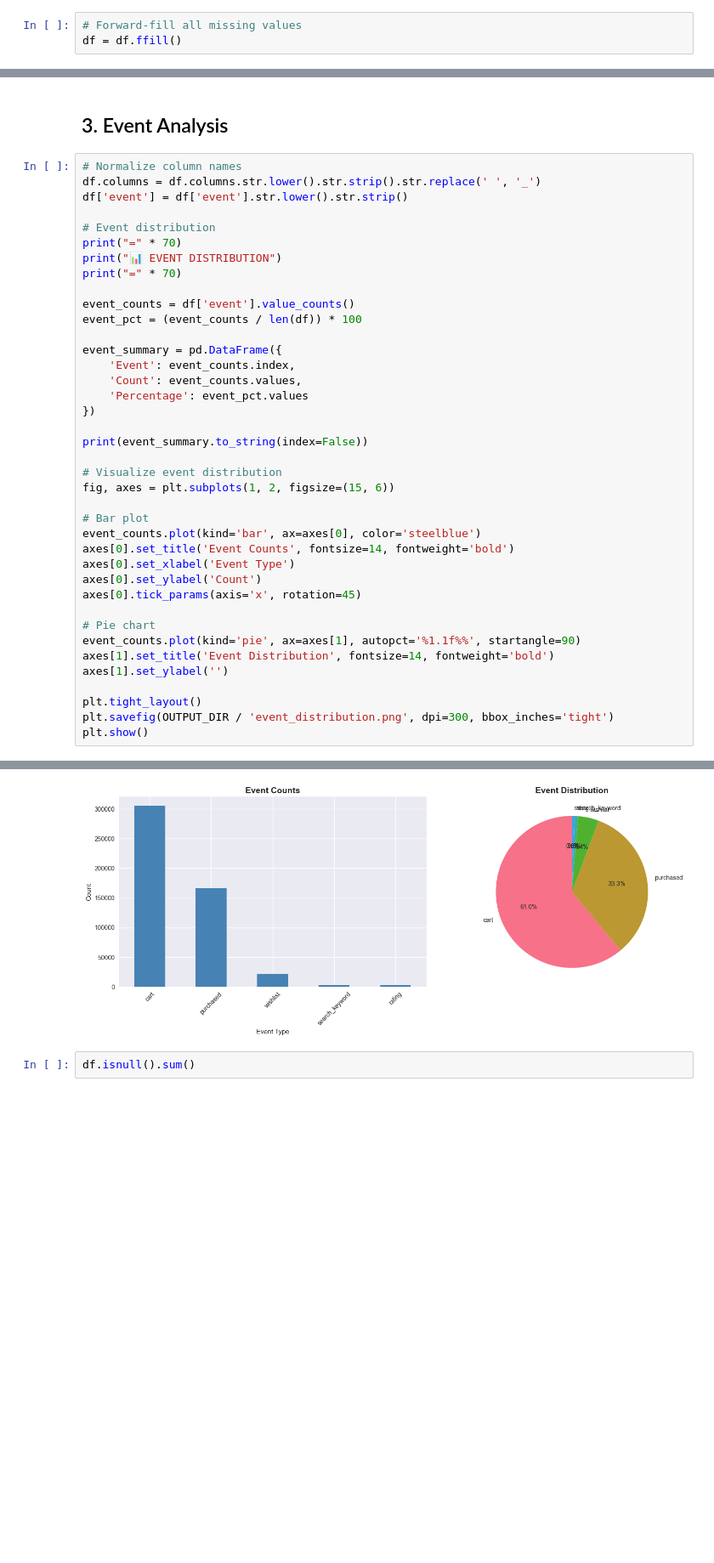
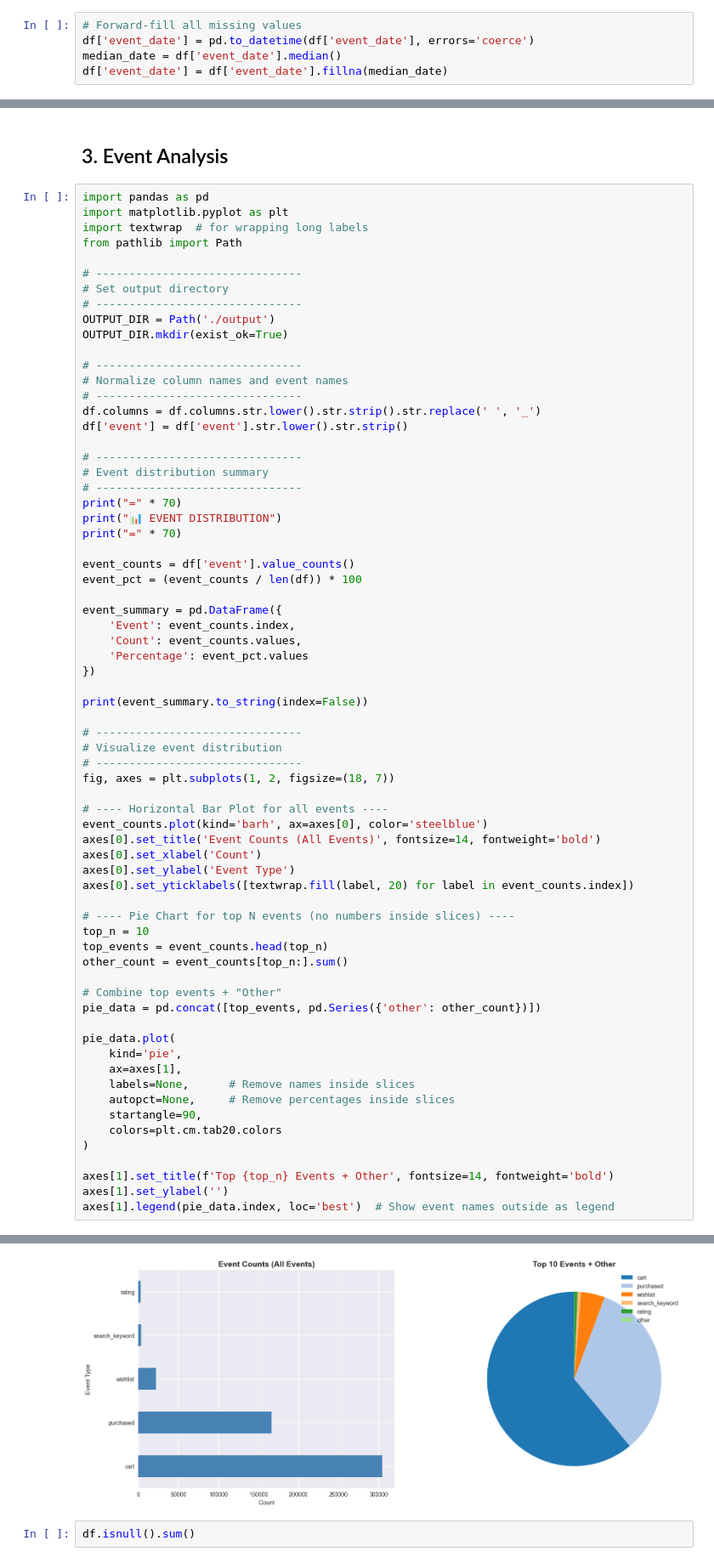
Before and after one commit to Mazenasag/E-Commerce_Recommendation_System, a Jupyter notebook: EDA_and_notebooks_trails/eda.ipynb, the cells around one changed output, grey strips where cells are left out. Shown at 85% size. Saved outputs shown, nothing was run; the diff lists cells and outputs as text; blank space fills up the shorter version.

```diff
--- a/notebooks/eda.ipynb
+++ b/EDA_and_notebooks_trails/eda.ipynb
@@ -232,3 +341,5 @@ product_name              0              0.0000
 # %%
 # Forward-fill all missing values
-df = df.ffill()
+df['event_date'] = pd.to_datetime(df['event_date'], errors='coerce')
+median_date = df['event_date'].median()
+df['event_date'] = df['event_date'].fillna(median_date)
@@ -272,11 +509,26 @@ Length: 384428, dtype: int64
 # %% [markdown]
 ## 3. Event Analysis
 # %%
-# Normalize column names
+import pandas as pd
+import matplotlib.pyplot as plt
+import textwrap  # for wrapping long labels
+from pathlib import Path
+
+# -------------------------------
+# Set output directory
+# -------------------------------
+OUTPUT_DIR = Path('./output')
+OUTPUT_DIR.mkdir(exist_ok=True)
+
+# -------------------------------
+# Normalize column names and event names
+# -------------------------------
 df.columns = df.columns.str.lower().str.strip().str.replace(' ', '_')
 df['event'] = df['event'].str.lower().str.strip()
 
-# Event distribution
+# -------------------------------
+# Event distribution summary
+# -------------------------------
 print("=" * 70)
 print("📊 EVENT DISTRIBUTION")
 print("=" * 70)
@@ -292,24 +544,38 @@ event_summary = pd.DataFrame({
 
 print(event_summary.to_string(index=False))
 
+# -------------------------------
 # Visualize event distribution
-fig, axes = plt.subplots(1, 2, figsize=(15, 6))
+# -------------------------------
+fig, axes = plt.subplots(1, 2, figsize=(18, 7))
 
-# Bar plot
-event_counts.plot(kind='bar', ax=axes[0], color='steelblue')
-axes[0].set_title('Event Counts', fontsize=14, fontweight='bold')
-axes[0].set_xlabel('Event Type')
-axes[0].set_ylabel('Count')
-axes[0].tick_params(axis='x', rotation=45)
+# ---- Horizontal Bar Plot for all events ----
+event_counts.plot(kind='barh', ax=axes[0], color='steelblue')
+axes[0].set_title('Event Counts (All Events)', fontsize=14, fontweight='bold')
+axes[0].set_xlabel('Count')
+axes[0].set_ylabel('Event Type')
+axes[0].set_yticklabels([textwrap.fill(label, 20) for label in event_counts.index])
 
-# Pie chart
-event_counts.plot(kind='pie', ax=axes[1], autopct='%1.1f%%', startangle=90)
-axes[1].set_title('Event Distribution', fontsize=14, fontweight='bold')
+# ---- Pie Chart for top N events (no numbers inside slices) ----
+top_n = 10
+top_events = event_counts.head(top_n)
+other_count = event_counts[top_n:].sum()
+
+# Combine top events + "Other"
+pie_data = pd.concat([top_events, pd.Series({'other': other_count})])
+
+pie_data.plot(
+    kind='pie',
+    ax=axes[1],
+    labels=None,      # Remove names inside slices
+    autopct=None,     # Remove percentages inside slices
+    startangle=90,
+    colors=plt.cm.tab20.colors
+)
+
+axes[1].set_title(f'Top {top_n} Events + Other', fontsize=14, fontweight='bold')
 axes[1].set_ylabel('')
-
-plt.tight_layout()
-plt.savefig(OUTPUT_DIR / 'event_distribution.png', dpi=300, bbox_inches='tight')
-plt.show()
+axes[1].legend(pie_data.index, loc='best')  # Show event names outside as legend
 # %% [output]
 ======================================================================
 📊 EVENT DISTRIBUTION
@@ -323,4 +590,4 @@ search_keyword   3190      0.6380
-[figure, old version]
+[figure, new version]
 # %%
 df.isnull().sum()
 # %% [output]
```
Also changed, not shown: parts of 25 cells of this notebook, 14 other files.
